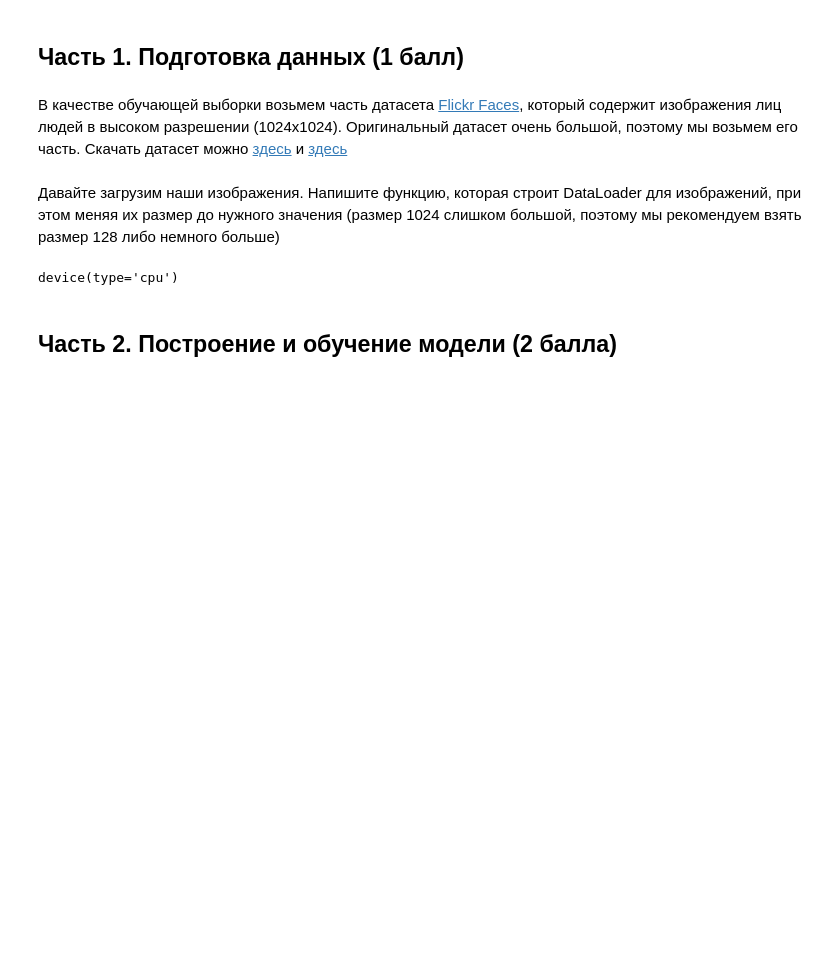
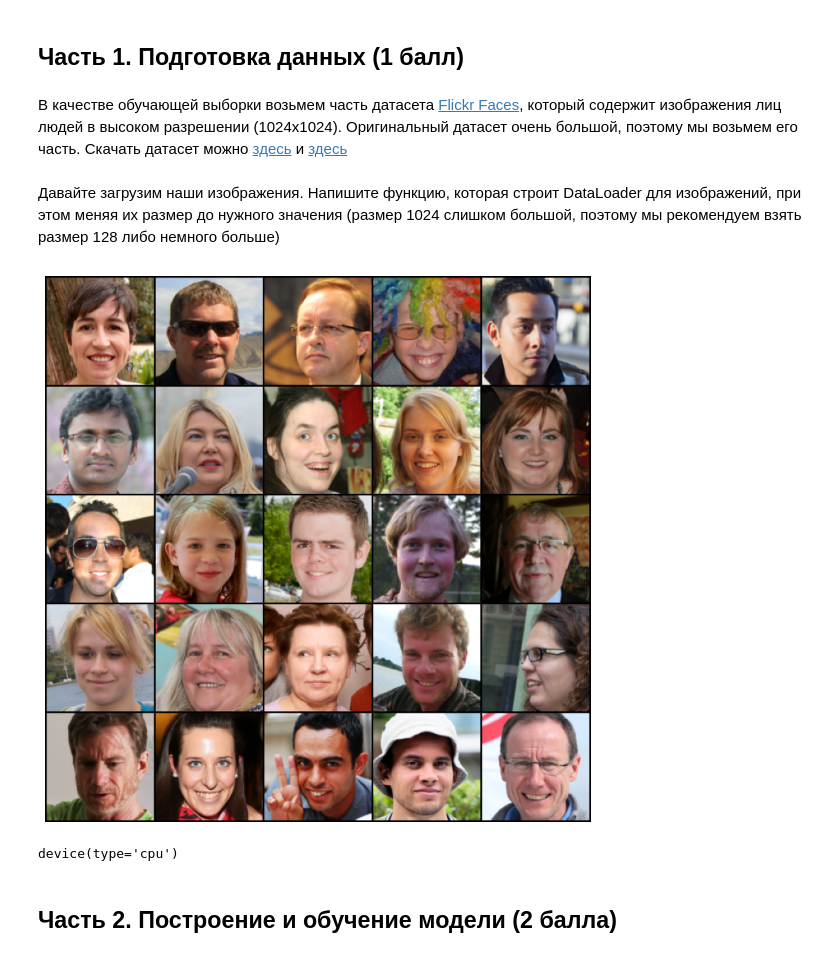
Before and after one commit to Andrey-Epifanov-k721/conv_networks, a Jupyter notebook: GAN_Flickr_Faces_v1.ipynb, the cells around one changed output. Cells and saved outputs as stored; diff of their text form; code cells hidden in the pictures; blank space fills up the shorter version.

```diff
--- a/GAN_Flickr_Faces_v1.ipynb
+++ b/GAN_Flickr_Faces_v1.ipynb
@@ -75,6 +75,26 @@ batch_size = 32
 stats = (0.5, 0.5, 0.5), (0.5, 0.5, 0.5)
 # %%
 dataloader = get_dataloader(image_size, batch_size)
+# %%
+import matplotlib.pyplot as plt
+import torchvision.utils as vutils
+
+def show_images(dataloader):
+    # Получаем пакет изображений из dataloader
+    images = next(iter(dataloader))
+
+    # Создаем сетку изображений
+    grid = vutils.make_grid(images[:25], nrow=5, normalize=True)
+
+    # Выводим сетку на экран
+    plt.figure(figsize=(10, 10))
+    plt.imshow(grid.permute(1, 2, 0))
+    plt.axis('off')
+    plt.show()
+# %%
+show_images(dataloader)
+# %% [output]
+[figure, added]
 # %%
 #TODO: build dataloader and transfer it to device
 device = torch.device('cuda') if torch.cuda.is_available() else torch.device('cpu')
```
